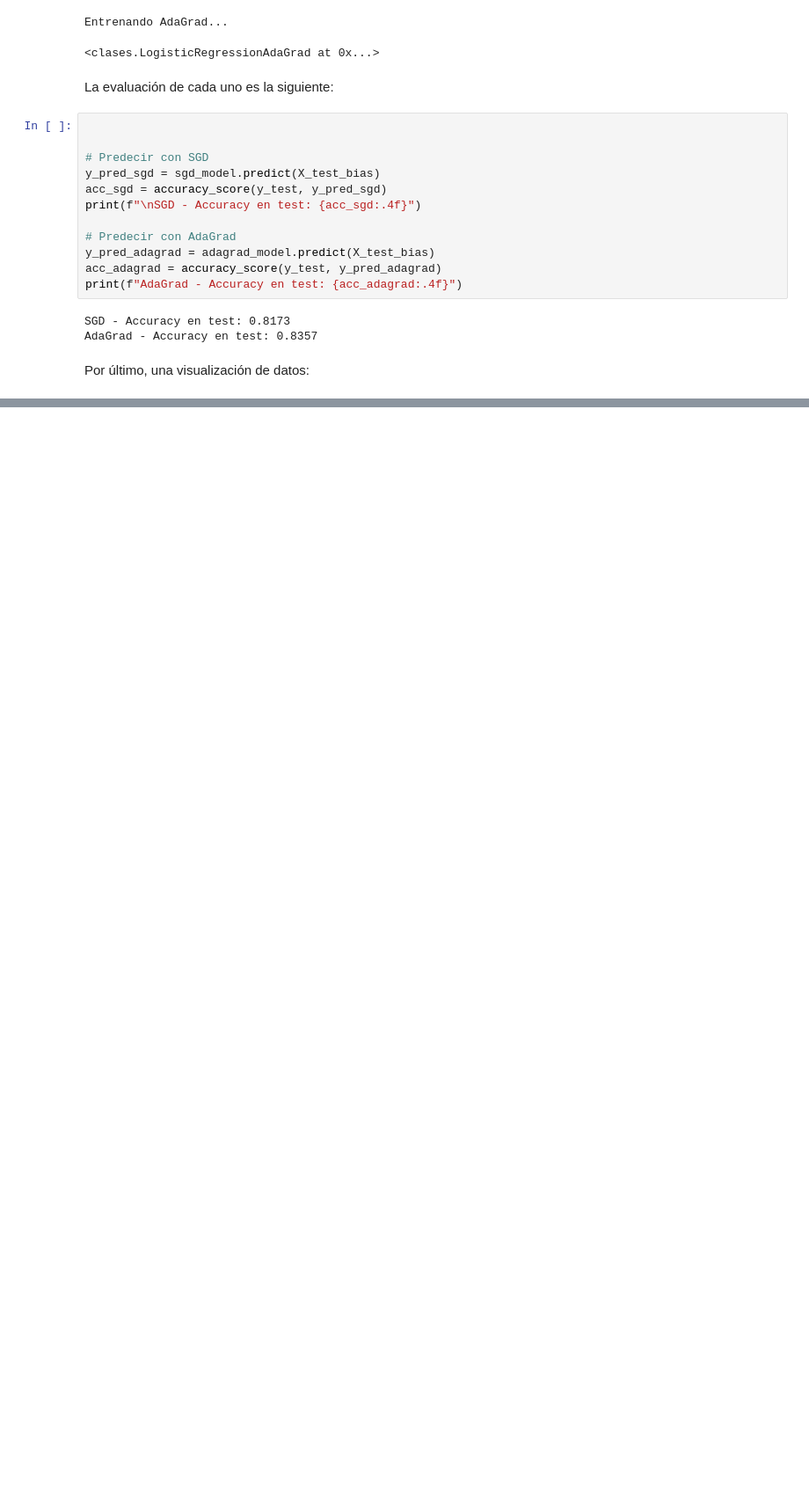
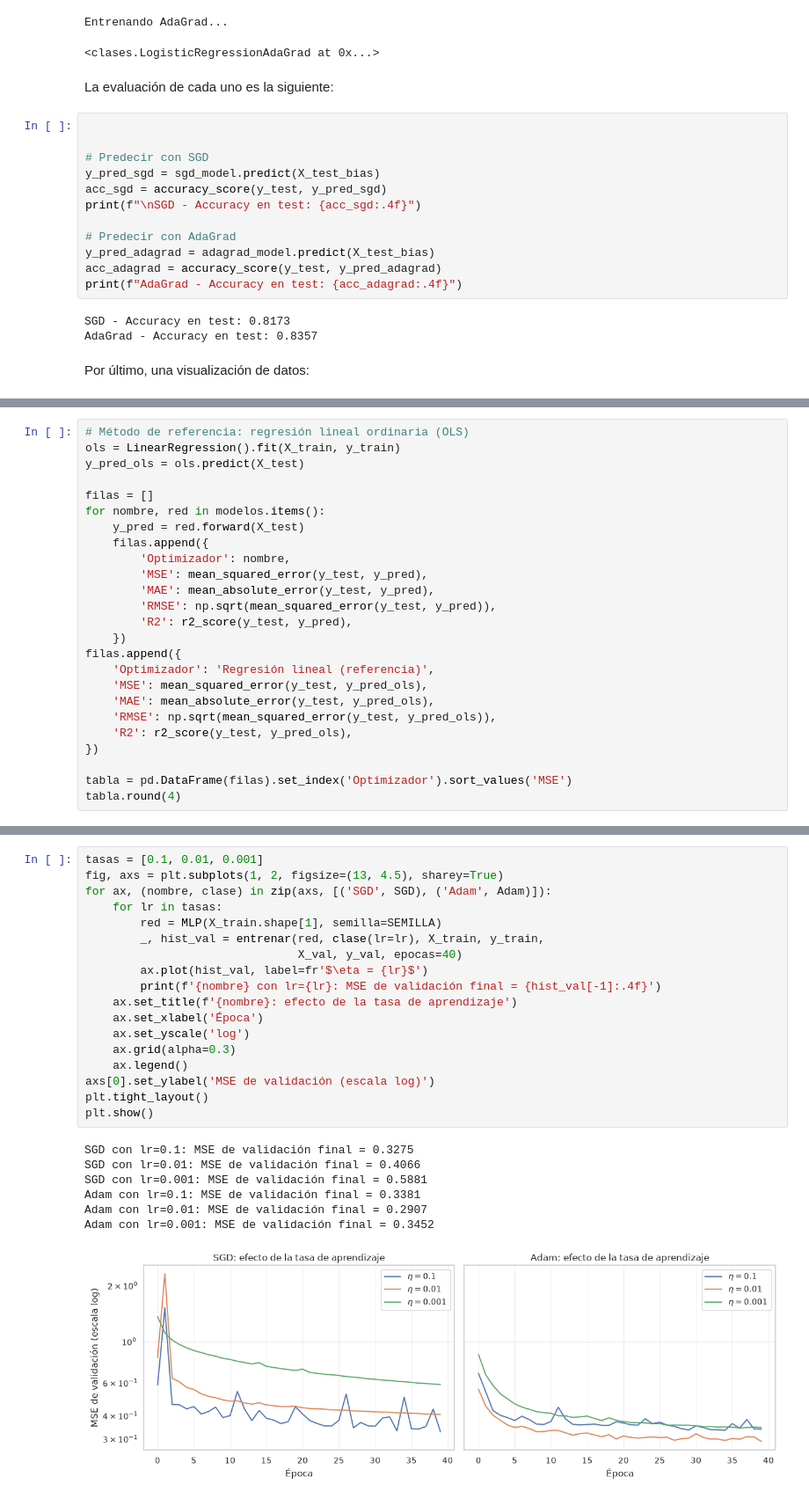
Before and after one commit to MelodiousZero/tareas_modulo_7_diplomado, a Jupyter notebook: tareas/tarea_1/tarea_1.ipynb, the cells around one changed output, grey strips where cells are left out. Shown at 88% size. Drawn from its saved outputs; the diff is of its cells as text; blank space fills up the shorter version.

```diff
--- a/tareas/tarea_1/tarea_1.ipynb
+++ b/tareas/tarea_1/tarea_1.ipynb
@@ -237,0 +644,25 @@ Adagrad es mejor, porque (...)
+# %%
+# Método de referencia: regresión lineal ordinaria (OLS)
+ols = LinearRegression().fit(X_train, y_train)
+y_pred_ols = ols.predict(X_test)
+
+filas = []
+for nombre, red in modelos.items():
+    y_pred = red.forward(X_test)
+    filas.append({
+        'Optimizador': nombre,
+        'MSE': mean_squared_error(y_test, y_pred),
+        'MAE': mean_absolute_error(y_test, y_pred),
+        'RMSE': np.sqrt(mean_squared_error(y_test, y_pred)),
+        'R2': r2_score(y_test, y_pred),
+    })
+filas.append({
+    'Optimizador': 'Regresión lineal (referencia)',
+    'MSE': mean_squared_error(y_test, y_pred_ols),
+    'MAE': mean_absolute_error(y_test, y_pred_ols),
+    'RMSE': np.sqrt(mean_squared_error(y_test, y_pred_ols)),
+    'R2': r2_score(y_test, y_pred_ols),
+})
+
+tabla = pd.DataFrame(filas).set_index('Optimizador').sort_values('MSE')
+tabla.round(4)
@@ -237,0 +683,26 @@ Adagrad es mejor, porque (...)
+# %%
+tasas = [0.1, 0.01, 0.001]
+fig, axs = plt.subplots(1, 2, figsize=(13, 4.5), sharey=True)
+for ax, (nombre, clase) in zip(axs, [('SGD', SGD), ('Adam', Adam)]):
+    for lr in tasas:
+        red = MLP(X_train.shape[1], semilla=SEMILLA)
+        _, hist_val = entrenar(red, clase(lr=lr), X_train, y_train,
+                               X_val, y_val, epocas=40)
+        ax.plot(hist_val, label=fr'$\eta = {lr}$')
+        print(f'{nombre} con lr={lr}: MSE de validación final = {hist_val[-1]:.4f}')
+    ax.set_title(f'{nombre}: efecto de la tasa de aprendizaje')
+    ax.set_xlabel('Época')
+    ax.set_yscale('log')
+    ax.grid(alpha=0.3)
+    ax.legend()
+axs[0].set_ylabel('MSE de validación (escala log)')
+plt.tight_layout()
+plt.show()
+# %% [output]
+SGD con lr=0.1: MSE de validación final = 0.3275
+SGD con lr=0.01: MSE de validación final = 0.4066
+SGD con lr=0.001: MSE de validación final = 0.5881
+Adam con lr=0.1: MSE de validación final = 0.3381
+Adam con lr=0.01: MSE de validación final = 0.2907
+Adam con lr=0.001: MSE de validación final = 0.3452
+[figure, added]
```
Also changed, not shown: parts of 33 cells of this notebook, 1 other file.
